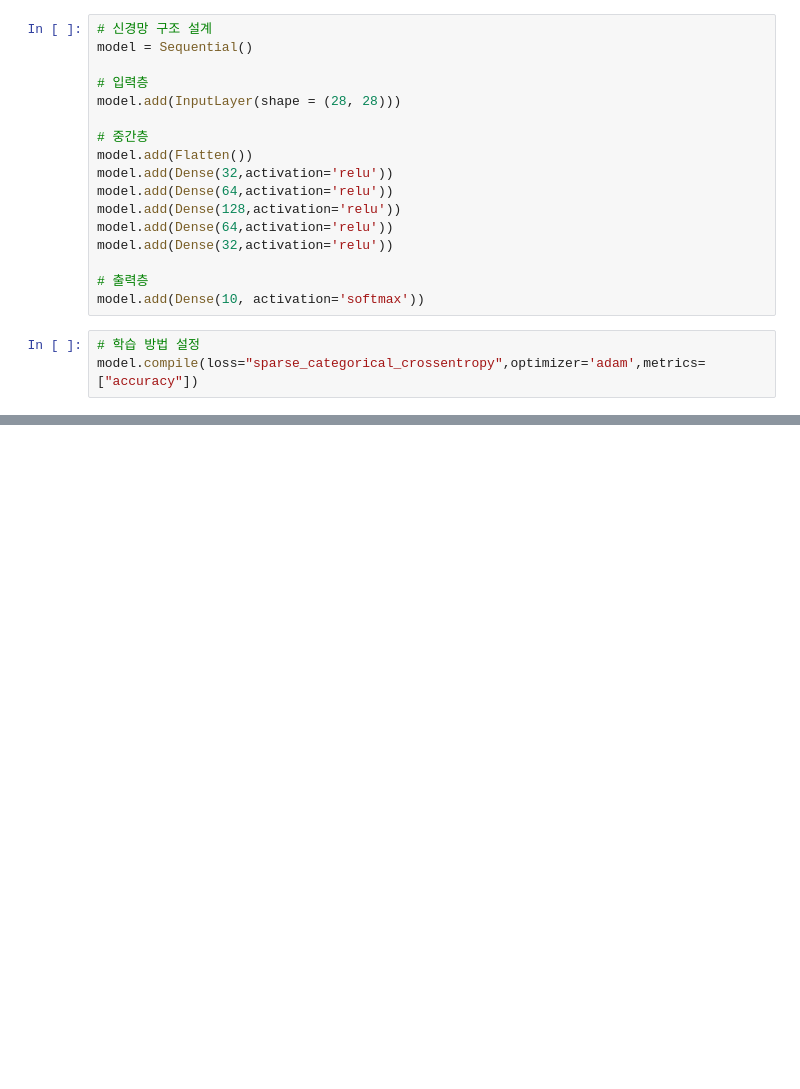
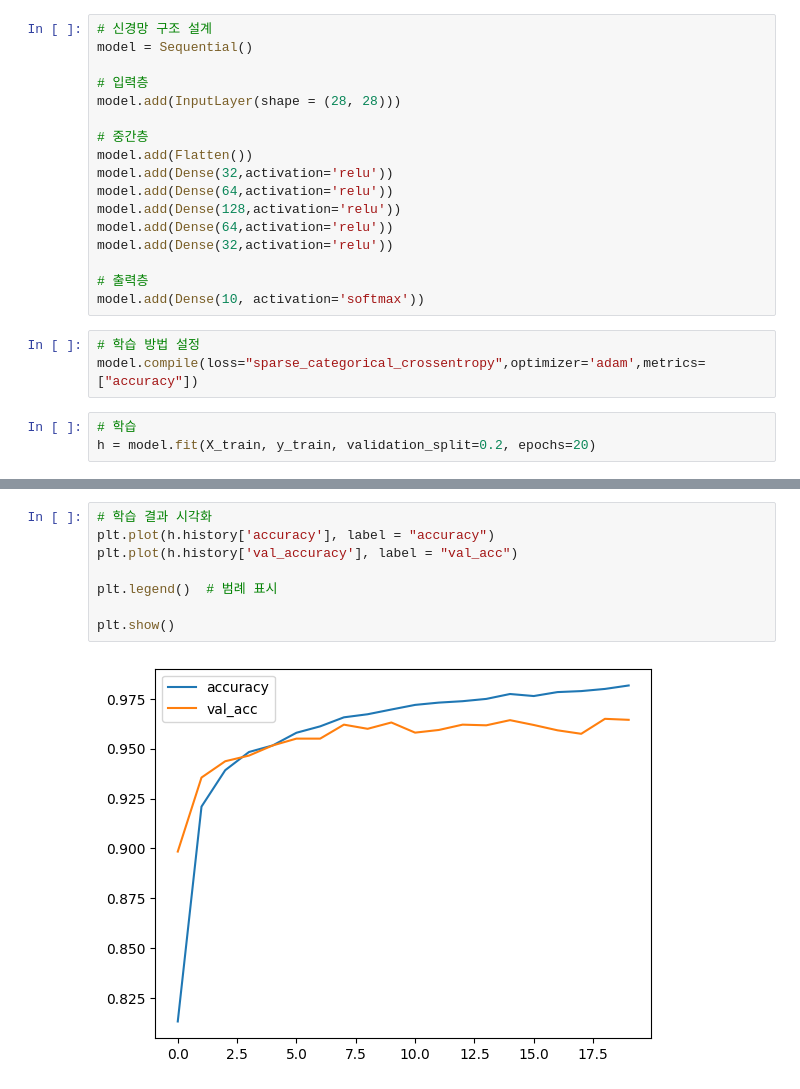
Before and after one commit to HwanLee-0321/Smart_Internship, a Jupyter notebook: DeepLearning/ex03.ipynb, the cells around one changed output, grey strips where cells are left out. Drawn from its saved outputs; the diff is of its cells as text; blank space fills up the shorter version.

```diff
--- a/DeepLearning/ex03.ipynb
+++ b/DeepLearning/ex03.ipynb
@@ -67,3 +67,6 @@ model.add(Dense(10, activation='softmax'))
 # %%
 # 학습 방법 설정
 model.compile(loss="sparse_categorical_crossentropy",optimizer='adam',metrics=["accuracy"])
+# %%
+# 학습
+h = model.fit(X_train, y_train, validation_split=0.2, epochs=20)
@@ -69,0 +91,10 @@ model.compile(loss="sparse_categorical_crossentropy",optimizer='adam',metrics=["
+# %%
+# 학습 결과 시각화
+plt.plot(h.history['accuracy'], label = "accuracy")
+plt.plot(h.history['val_accuracy'], label = "val_acc")
+
+plt.legend()  # 범례 표시
+
+plt.show()
+# %% [output]
+[figure, added]
```
Also changed, not shown: parts of 16 cells of this notebook, 7 other files.
